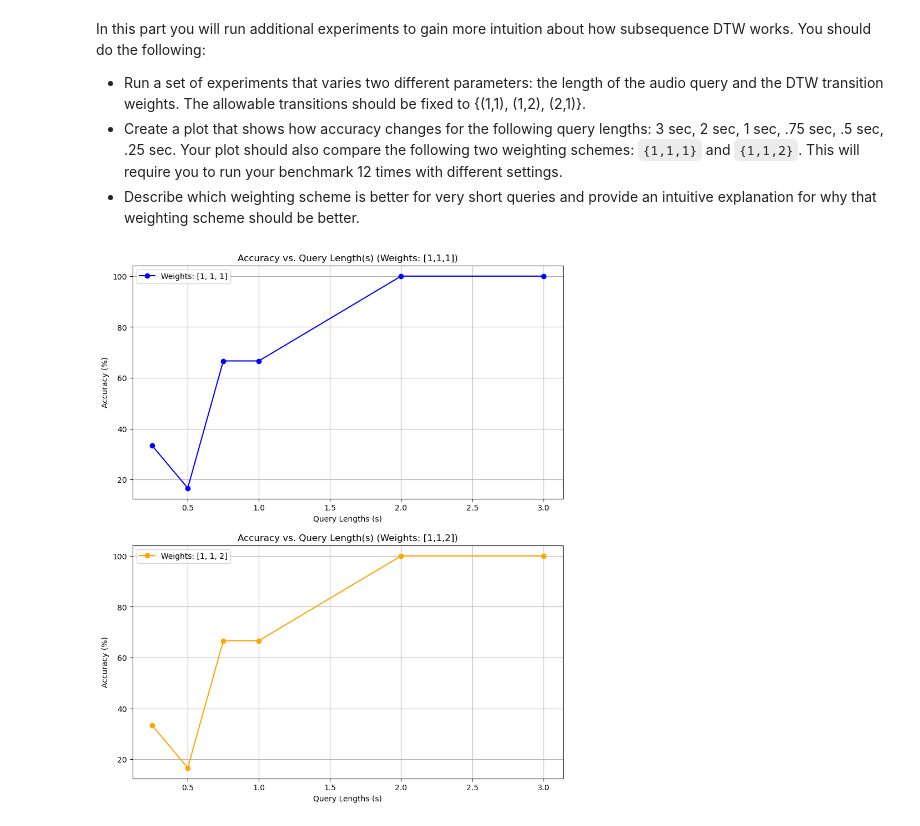
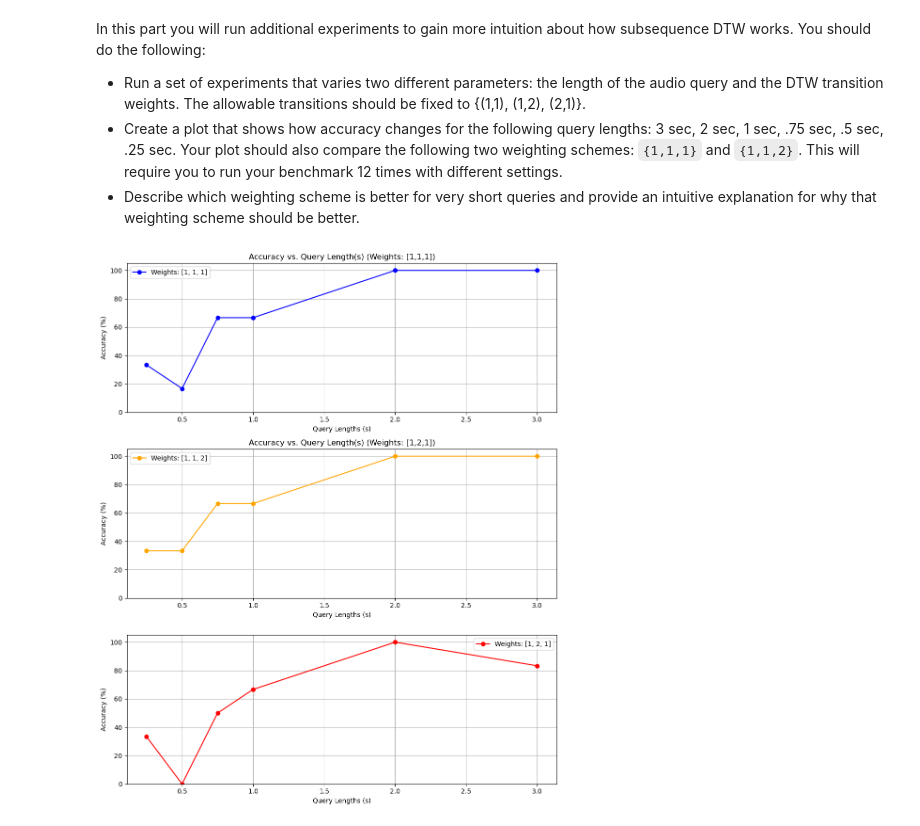
Before and after one commit to rafael-burger/E207-HW4, a Jupyter notebook: hw4.ipynb, the cells around one changed output. Cells and saved outputs as stored; diff of their text form; code cells hidden in the pictures.

```diff
--- a/hw4.ipynb
+++ b/hw4.ipynb
@@ -597,48 +597,57 @@ In this part you will run additional experiments to gain more intuition about ho
 
 ### START CODE BLOCK ###
 
+steps = np.array([1, 1, 1, 2, 2, 1]).reshape((3,2))
 shorten_vector = [0.3, 0.2, 0.1, 0.075, 0.05, 0.025]
-weights_vector = [[1,1,1], [1,1,2]]
+weights_vector = [[1,1,1], [1,1,2], [1,2,1]]
 
 results_111 = []
 results_112 = []
+results_121 = []
 
-# Varying shorten, weights = [1,1,1]
+# Varying shorten and weights
 for shorten in shorten_vector:
   accuracy_111 = runBenchmark(db, "queries/", steps, weights_vector[0], shorten=shorten)
+  accuracy_112 = runBenchmark(db, "queries/", steps, weights_vector[1], shorten=shorten)
+  accuracy_121 = runBenchmark(db, "queries/", steps, weights_vector[2], shorten=shorten)
+
   results_111.append(accuracy_111)
-
-# Varying shorten, weights = [1,1,2]
-for shorten in shorten_vector:
-  accuracy112 = runBenchmark(db, "queries/", steps, weights_vector[1], shorten=shorten)
-  results_112.append(accuracy112)
+  results_112.append(accuracy_112)
+  results_121.append(accuracy_121)
 
 ### END CODE BLOCK ###
 # %%
 # create plot of results
 
 ### START CODE BLOCK ###
 
-def plot_results(ax, shorten_vector, results, weights, color):
-    ax.plot(shorten_vector, results, label=f'Weights: {weights}', marker='o', color=color)
+def plot_results(ax, x, y, weights, color):
+    ax.plot(x, y, label=f'Weights: {weights}', marker='o', color=color)
     ax.set_xlabel('Query Lengths (s)')
     ax.set_ylabel('Accuracy (%)')
+    ax.set_ylim(0, 105)
     ax.grid(True)
     ax.legend()
 
-fig, axs = plt.subplots(2, 1, figsize=(10, 12))
+fig, axs = plt.subplots(3, 1, figsize=(10, 12))
+
 query_lengths = [shorten_factor*10 for shorten_factor in shorten_vector]
 
 # Plot results for weights [1,1,1]
 plot_results(axs[0], query_lengths, results_111, [1,1,1], color='blue')
 axs[0].set_title('Accuracy vs. Query Length(s) (Weights: [1,1,1])')
 
 # Plot results for weights [1,1,2]
 plot_results(axs[1], query_lengths, results_112, [1,1,2], color='orange')
 axs[1].set_title('Accuracy vs. Query Length(s) (Weights: [1,1,2])')
 
+# Plot results for weights [1,2,1]
+plot_results(axs[2], query_lengths, results_121, [1,2,1], color='red')
+axs[1].set_title('Accuracy vs. Query Length(s) (Weights: [1,2,1])')
+
+plt.tight_layout()
 plt.show()
 
 ### END CODE BLOCK ###
 # %% [output]
-[figure, old version]
+[figure, new version]
```
Also changed, not shown: 1 other file.
